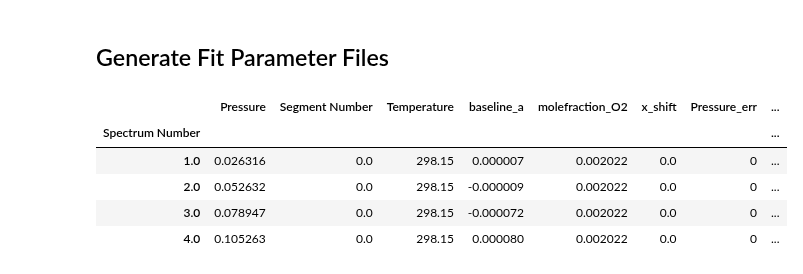
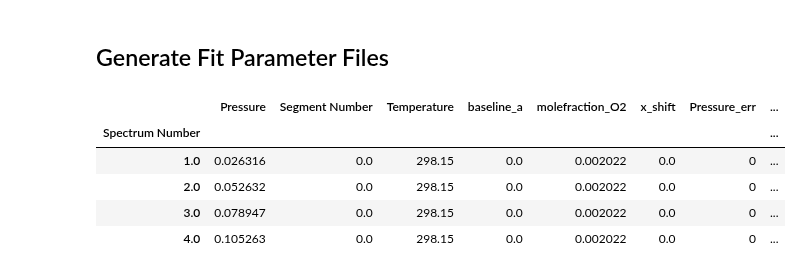
Before and after one commit to usnistgov/MATS, a Jupyter notebook: MATS/Examples/A-Band - Synthetic Spectra/Fitting_Protocol_ABand_Synthetic.ipynb, the cells around one changed output. Cells and saved outputs as stored; diff of their text form; code cells hidden in the pictures.

```diff
--- a/MATS/Examples/A-Band - Synthetic Spectra/Fitting_Protocol_ABand_Synthetic.ipynb
+++ b/MATS/Examples/A-Band - Synthetic Spectra/Fitting_Protocol_ABand_Synthetic.ipynb
@@ -138,34 +138,34 @@ BASE_LINELIST = SPECTRA.generate_baseline_paramlist()
 # %%
 os.chdir(path)
 # Set-up for Fitting
 #lineprofile = 'NGP' #VP, SDVP, NGP, SDNGP, HTP
 
 
 
 
 FITPARAMS = Generate_FitParam_File(SPECTRA, PARAM_LINELIST, BASE_LINELIST, lineprofile = 'SDVP', linemixing = False,
                                   fit_intensity = Fit_Intensity, threshold_intensity = IntensityThreshold, sim_window = wave_range,
-                                  nu_constrain = False, sw_constrain = False, gamma0_constrain = True, delta0_constrain = True,
+                                  nu_constrain = True, sw_constrain = True, gamma0_constrain = True, delta0_constrain = True,
                                    aw_constrain = True, as_constrain = True,
                                    nuVC_constrain = True, eta_constrain =True, linemixing_constrain = True)
 
 FITPARAMS.generate_fit_param_linelist_from_linelist(vary_nu = {7:{1:True, 2:False, 3:False}}, vary_sw = {7:{1:True, 2:False, 3:False}},
                                                     vary_gamma0 = {7:{1: True, 2:False, 3: False}, 1:{1:False}}, vary_n_gamma0 = {7:{1:True}},
-                                                    vary_delta0 = {7:{1: False, 2:False, 3: False}, 1:{1:False}}, vary_n_delta0 = {7:{1:True}},
+                                                    vary_delta0 = {7:{1: True, 2:False, 3: False}, 1:{1:False}}, vary_n_delta0 = {7:{1:True}},
                                                     vary_aw = {7:{1: True, 2:False, 3: False}, 1:{1:False}}, vary_n_gamma2 = {7:{1:False}},
                                                     vary_as = {}, vary_n_delta2 = {7:{1:False}},
                                                     vary_nuVC = {7:{1:False}}, vary_n_nuVC = {7:{1:False}},
                                                     vary_eta = {}, vary_linemixing = {7:{1:False}})
 
-FITPARAMS.generate_fit_baseline_linelist(vary_baseline = True, vary_molefraction = {7:False, 1:False}, vary_xshift = False,
-                                      vary_etalon_amp= True, vary_etalon_period= False, vary_etalon_phase= True,
+FITPARAMS.generate_fit_baseline_linelist(vary_baseline = False, vary_molefraction = {7:False, 1:False}, vary_xshift = False,
+                                      vary_etalon_amp= False, vary_etalon_period= False, vary_etalon_phase= False,
                                          vary_pressure = False, vary_temperature = False)
 # %% [output]
 |  | Pressure | Segment Number | Temperature | baseline_a | molefraction_O2 | x_shift | Pressure_err | ... |
 | Spectrum Number |  |  |  |  |  |  |  | ... |
-| 1.0 | 0.026316 | 0.0 | 298.15 | 0.000007 | 0.002022 | 0.0 | 0 | ... |
-| 2.0 | 0.052632 | 0.0 | 298.15 | -0.000009 | 0.002022 | 0.0 | 0 | ... |
-| 3.0 | 0.078947 | 0.0 | 298.15 | -0.000072 | 0.002022 | 0.0 | 0 | ... |
-| 4.0 | 0.105263 | 0.0 | 298.15 | 0.000080 | 0.002022 | 0.0 | 0 | ... |
+| 1.0 | 0.026316 | 0.0 | 298.15 | 0.0 | 0.002022 | 0.0 | 0 | ... |
+| 2.0 | 0.052632 | 0.0 | 298.15 | 0.0 | 0.002022 | 0.0 | 0 | ... |
+| 3.0 | 0.078947 | 0.0 | 298.15 | 0.0 | 0.002022 | 0.0 | 0 | ... |
+| 4.0 | 0.105263 | 0.0 | 298.15 | 0.0 | 0.002022 | 0.0 | 0 | ... |
 # %%
 os.chdir(path)
```
Also changed, not shown: parts of 6 cells of this notebook, 8 other files.
